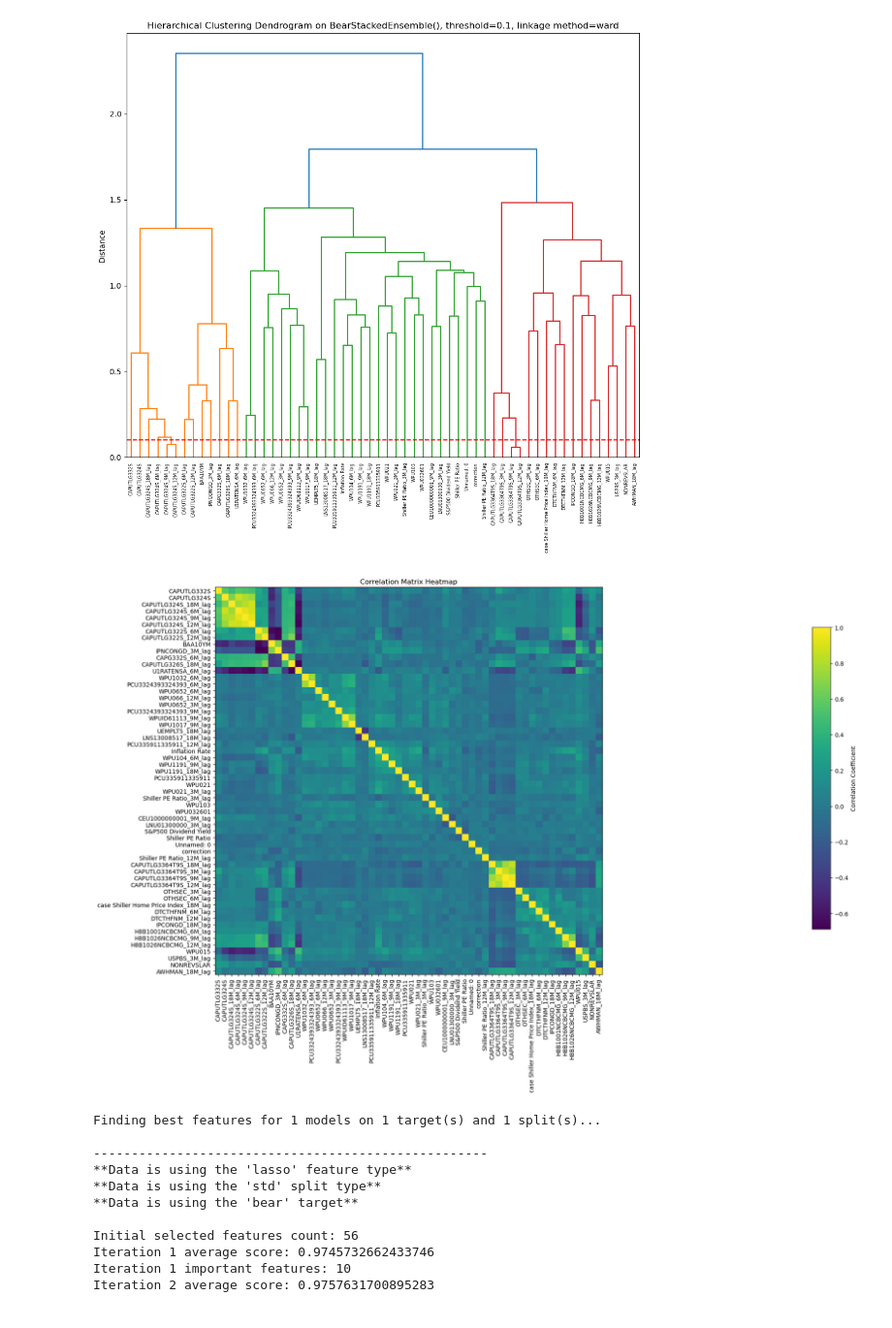
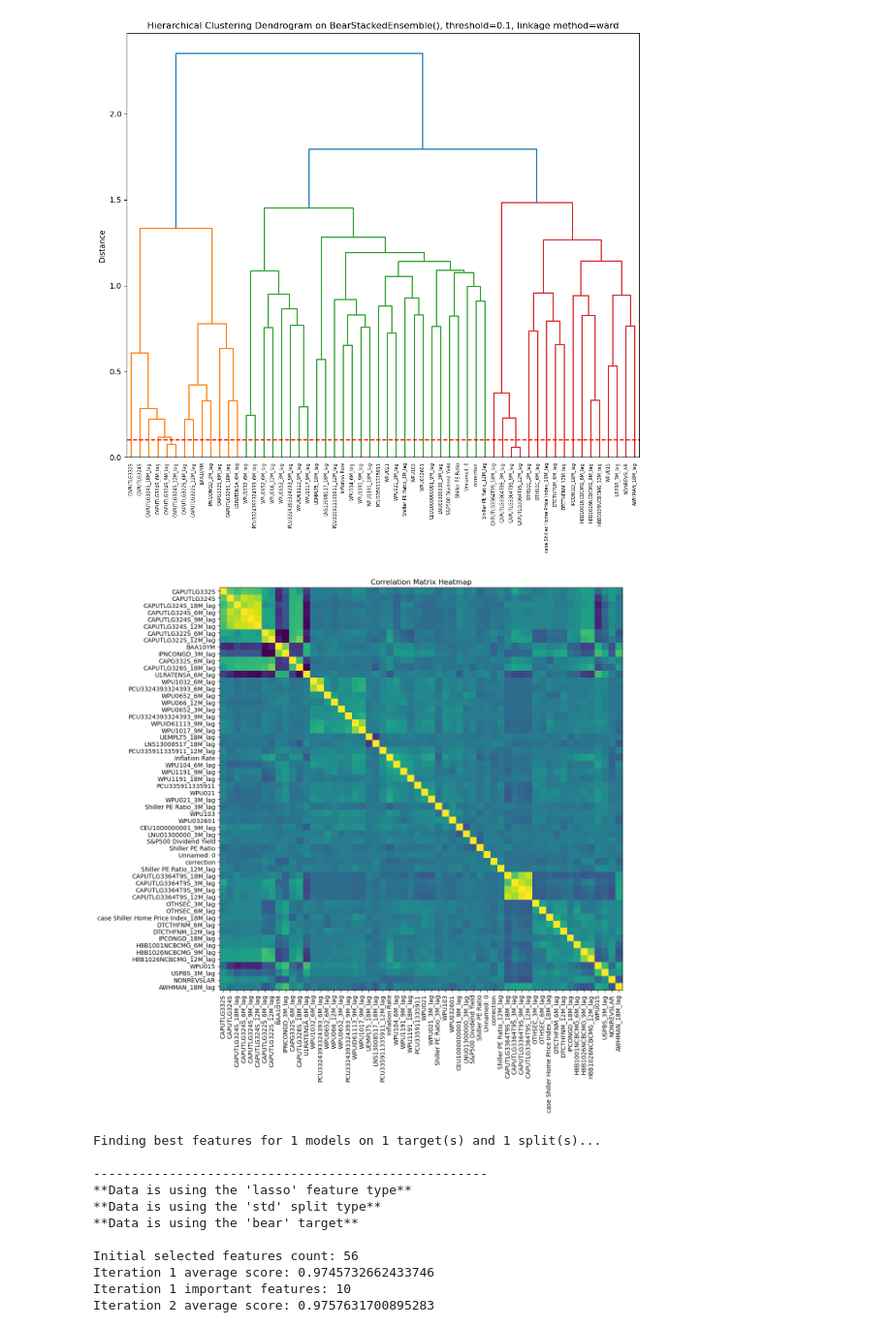
Before and after one commit to jonkerr/bug-free-palm-tree, a Jupyter notebook: permutation_importance_stacked.ipynb, the cells around one changed output. Shown: that part at 97% size. Saved outputs shown, nothing was run; the diff lists cells and outputs as text; code cells hidden in the pictures.

```diff
--- a/permutation_importance_stacked.ipynb
+++ b/permutation_importance_stacked.ipynb
@@ -124,38 +124,34 @@ clusters = hierarchy.fcluster(dist_linkage, t=threshold, criterion='distance')
 X_transposed = X.T
 
 # Calculate Davies–Bouldin Index
 db_index = davies_bouldin_score(X_transposed, clusters)
 
 print(f"Davies–Bouldin Index: {db_index}")
 
 
 plt.title(f'Hierarchical Clustering Dendrogram on {get_ensemble_model()}, threshold={threshold}, linkage method={METHOD}')
 # plt.title(f'Hierarchical Clustering Dendrogram on All Features, threshold={threshold}')
 ax1.set_ylabel('Distance')
 # horizontal line at y=threshold
 ax1.axhline(y=threshold, color='r', linestyle='--')
 plt.show()
 
 # Plot Heatmap
 fig2, ax2 = plt.subplots(figsize=(22, 12))
 corr = create_correlation_matrix(X)
 plot_heatmap(corr, dendro, ax2)
 plt.title(f'Correlation Matrix Heatmap')
-# plot legend for heatmap
-cax = fig2.add_axes([0.95, 0.2, 0.02, 0.6])
-cbar = fig2.colorbar(ax2.imshow(corr[dendro["leaves"], :][:, dendro["leaves"]]), cax=cax, orientation='vertical')
-cbar.set_label('Correlation Coefficient')
 
 plt.show()
 # %% [output]
 ----------------------------------------------------
 **Data is using the 'lasso' feature type**
 **Data is using the 'std' split type**
 **Data is using the 'bear' target**
 
 Davies–Bouldin Index: 0.07086875081028073
 [figure]
-[figure, old version]
+[figure, new version]
 # %%
 def export_results(best_scores, best_features, filename='feature_selection_results.csv'):
     base_path = "feature_selection/"
```
